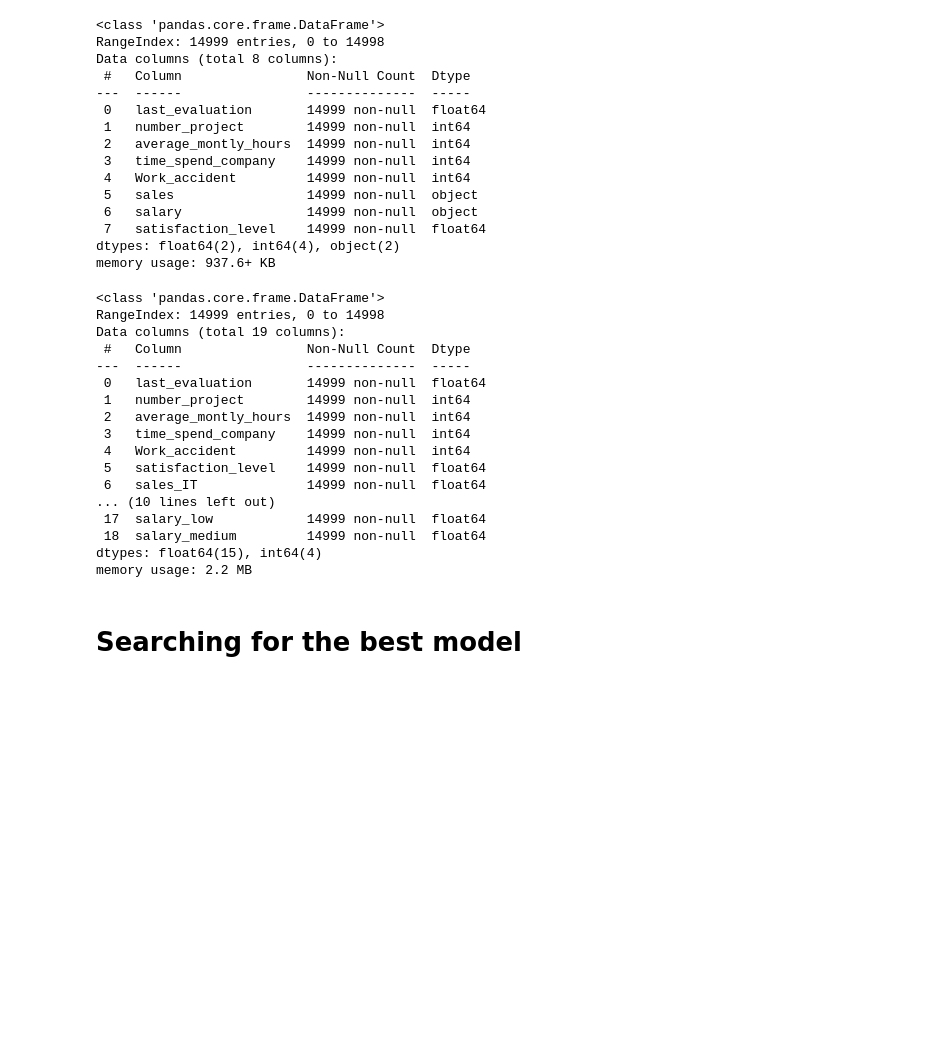
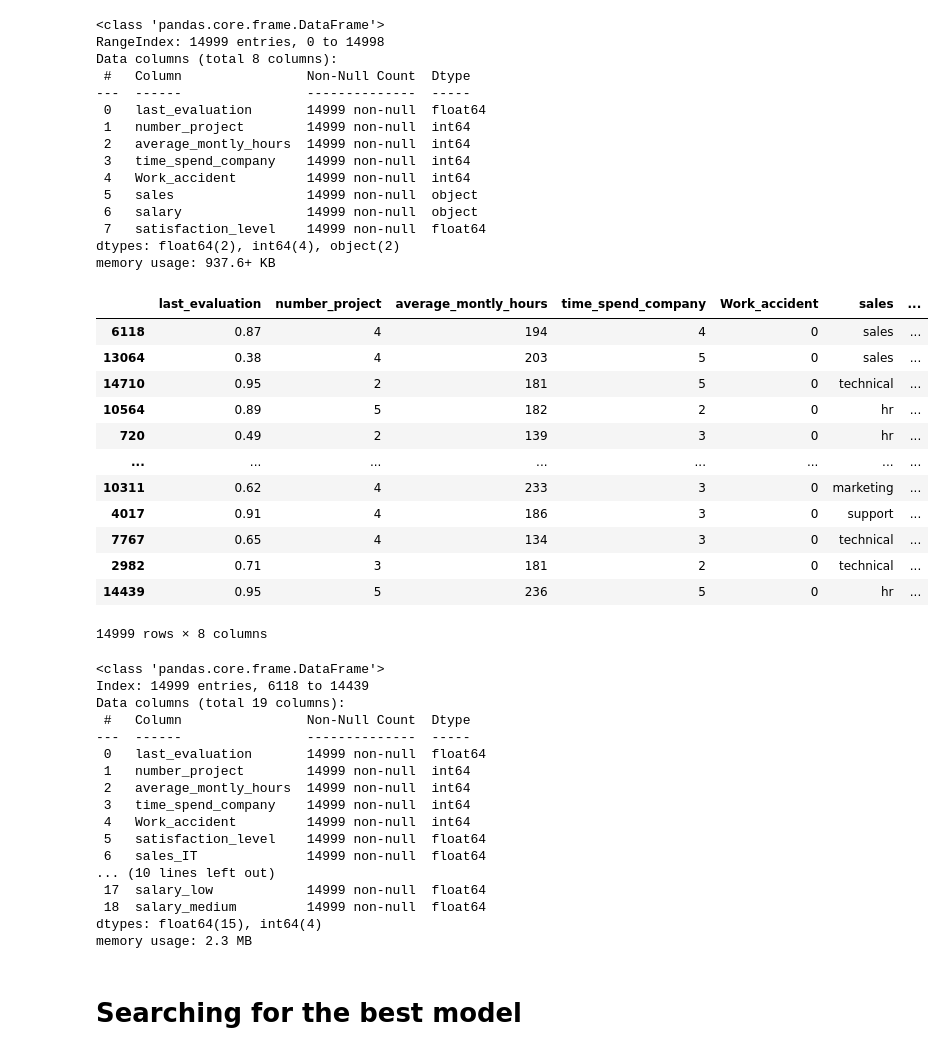
Before and after one commit to monsterveaf/Cat_Model, a Jupyter notebook: Model.ipynb, the cells around one changed output. Cells and saved outputs as stored; diff of their text form; code cells hidden in the pictures; blank space fills up the shorter version.

Commit message:
Shuffle dataset added

```diff
--- a/Model.ipynb
+++ b/Model.ipynb
@@ -52,7 +53,7 @@ plt.style.use("seaborn-v0_8")
 # %%
 # Readign the file
 
-df = pd.read_excel("Employee Turnover Analytics Data set.xlsx")
+data = pd.read_excel("Employee Turnover Analytics Data set.xlsx")
 # %%
 # To view some real data
 
@@ -103,11 +104,11 @@ memory usage: 1.1+ MB
 # %%
 # Drop unnecessary columns and For further simplicity the target row should be the last
 
-df.drop(["left", "promotion_last_5years"], axis = 1, inplace = True)
+data.drop(["left", "promotion_last_5years"], axis = 1, inplace = True)
 
-cols = df.columns.tolist()
+cols = data.columns.tolist()
 cols = cols[1:] + cols[:1]
-df = df[cols]
+data = data[cols]
 # %%
 # Check
 
@@ -128,6 +129,23 @@ Data columns (total 8 columns):
  7   satisfaction_level    14999 non-null  float64
 dtypes: float64(2), int64(4), object(2)
 memory usage: 937.6+ KB
+# %%
+df = shuffle(data, random_state = 777)
+df
+# %% [output]
+|  | last_evaluation | number_project | average_montly_hours | time_spend_company | Work_accident | sales | ... |
+| 6118 | 0.87 | 4 | 194 | 4 | 0 | sales | ... |
+| 13064 | 0.38 | 4 | 203 | 5 | 0 | sales | ... |
+| 14710 | 0.95 | 2 | 181 | 5 | 0 | technical | ... |
+| 10564 | 0.89 | 5 | 182 | 2 | 0 | hr | ... |
+| 720 | 0.49 | 2 | 139 | 3 | 0 | hr | ... |
+| ... | ... | ... | ... | ... | ... | ... | ... |
+| 10311 | 0.62 | 4 | 233 | 3 | 0 | marketing | ... |
+| 4017 | 0.91 | 4 | 186 | 3 | 0 | support | ... |
+| 7767 | 0.65 | 4 | 134 | 3 | 0 | technical | ... |
+| 2982 | 0.71 | 3 | 181 | 2 | 0 | technical | ... |
+| 14439 | 0.95 | 5 | 236 | 5 | 0 | hr | ... |
+14999 rows × 8 columns
 # %%
 # Creating the target and feature lists
 
@@ -149,7 +167,7 @@ df_encoded_features = [col for col in df_encoded.columns if col != target]
 df_encoded.info()
 # %% [output]
 <class 'pandas.core.frame.DataFrame'>
-RangeIndex: 14999 entries, 0 to 14998
+Index: 14999 entries, 6118 to 14439
 Data columns (total 19 columns):
  #   Column                Non-Null Count  Dtype
 ---  ------                --------------  -----
@@ -164,7 +182,7 @@ Data columns (total 19 columns):
  17  salary_low            14999 non-null  float64
  18  salary_medium         14999 non-null  float64
 dtypes: float64(15), int64(4)
-memory usage: 2.2 MB
+memory usage: 2.3 MB
 # %%
 # Getting categorical feature indecies from main dataset
 
```
Also changed, not shown: parts of 30 cells of this notebook.
